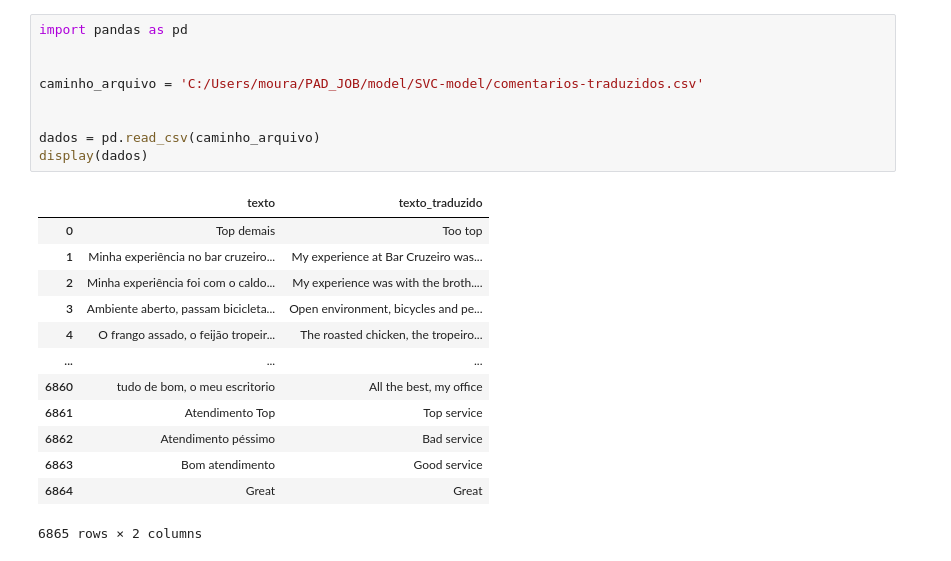
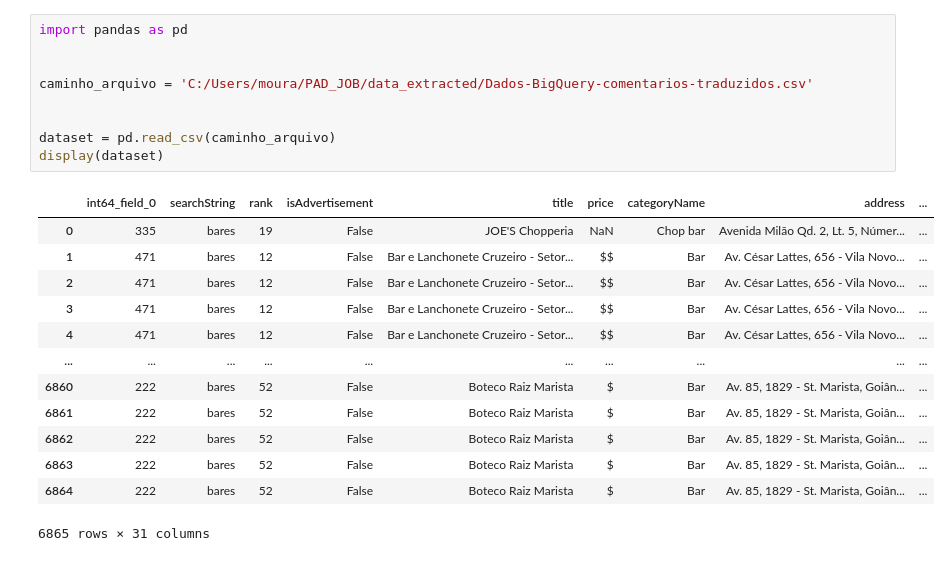
Before and after one commit to Marcos-VM-1708/PAD_JOB, a Jupyter notebook: model/SVC-model/aplicacao.ipynb, the cells around one changed output. Cells and saved outputs as stored; diff of their text form.

Commit message:
Dados com predição de sentimentos

```diff
--- a/model/SVC-model/aplicacao.ipynb
+++ b/model/SVC-model/aplicacao.ipynb
@@ -1,23 +1,23 @@
 # %%
 import pandas as pd
 
 
-caminho_arquivo = 'C:/Users/moura/PAD_JOB/model/SVC-model/comentarios-traduzidos.csv'
+caminho_arquivo = 'C:/Users/moura/PAD_JOB/data_extracted/Dados-BigQuery-comentarios-traduzidos.csv'
 
 
-dados = pd.read_csv(caminho_arquivo)
-display(dados)
+dataset = pd.read_csv(caminho_arquivo)
+display(dataset)
 # %% [output]
-|  | texto | texto_traduzido |
-| 0 | Top demais | Too top |
-| 1 | Minha experiência no bar cruzeiro... | My experience at Bar Cruzeiro was... |
-| 2 | Minha experiência foi com o caldo... | My experience was with the broth.... |
-| 3 | Ambiente aberto, passam bicicleta... | Open environment, bicycles and pe... |
-| 4 | O frango assado, o feijão tropeir... | The roasted chicken, the tropeiro... |
-| ... | ... | ... |
-| 6860 | tudo de bom, o meu escritorio | All the best, my office |
-| 6861 | Atendimento Top | Top service |
-| 6862 | Atendimento péssimo | Bad service |
-| 6863 | Bom atendimento | Good service |
-| 6864 | Great | Great |
+|  | int64_field_0 | searchString | rank | isAdvertisement | title | price | categoryName | address | ... |
+| 0 | 335 | bares | 19 | False | JOE'S Chopperia | NaN | Chop bar | Avenida Milão Qd. 2, Lt. 5, Númer... | ... |
+| 1 | 471 | bares | 12 | False | Bar e Lanchonete Cruzeiro - Setor... | $$ | Bar | Av. César Lattes, 656 - Vila Novo... | ... |
+| 2 | 471 | bares | 12 | False | Bar e Lanchonete Cruzeiro - Setor... | $$ | Bar | Av. César Lattes, 656 - Vila Novo... | ... |
+| 3 | 471 | bares | 12 | False | Bar e Lanchonete Cruzeiro - Setor... | $$ | Bar | Av. César Lattes, 656 - Vila Novo... | ... |
+| 4 | 471 | bares | 12 | False | Bar e Lanchonete Cruzeiro - Setor... | $$ | Bar | Av. César Lattes, 656 - Vila Novo... | ... |
+| ... | ... | ... | ... | ... | ... | ... | ... | ... | ... |
+| 6860 | 222 | bares | 52 | False | Boteco Raiz Marista | $ | Bar | Av. 85, 1829 - St. Marista, Goiân... | ... |
+| 6861 | 222 | bares | 52 | False | Boteco Raiz Marista | $ | Bar | Av. 85, 1829 - St. Marista, Goiân... | ... |
+| 6862 | 222 | bares | 52 | False | Boteco Raiz Marista | $ | Bar | Av. 85, 1829 - St. Marista, Goiân... | ... |
+| 6863 | 222 | bares | 52 | False | Boteco Raiz Marista | $ | Bar | Av. 85, 1829 - St. Marista, Goiân... | ... |
+| 6864 | 222 | bares | 52 | False | Boteco Raiz Marista | $ | Bar | Av. 85, 1829 - St. Marista, Goiân... | ... |
-6865 rows × 2 columns
+6865 rows × 31 columns
```
Also changed, not shown: parts of 12 cells of this notebook, 1 other file.
